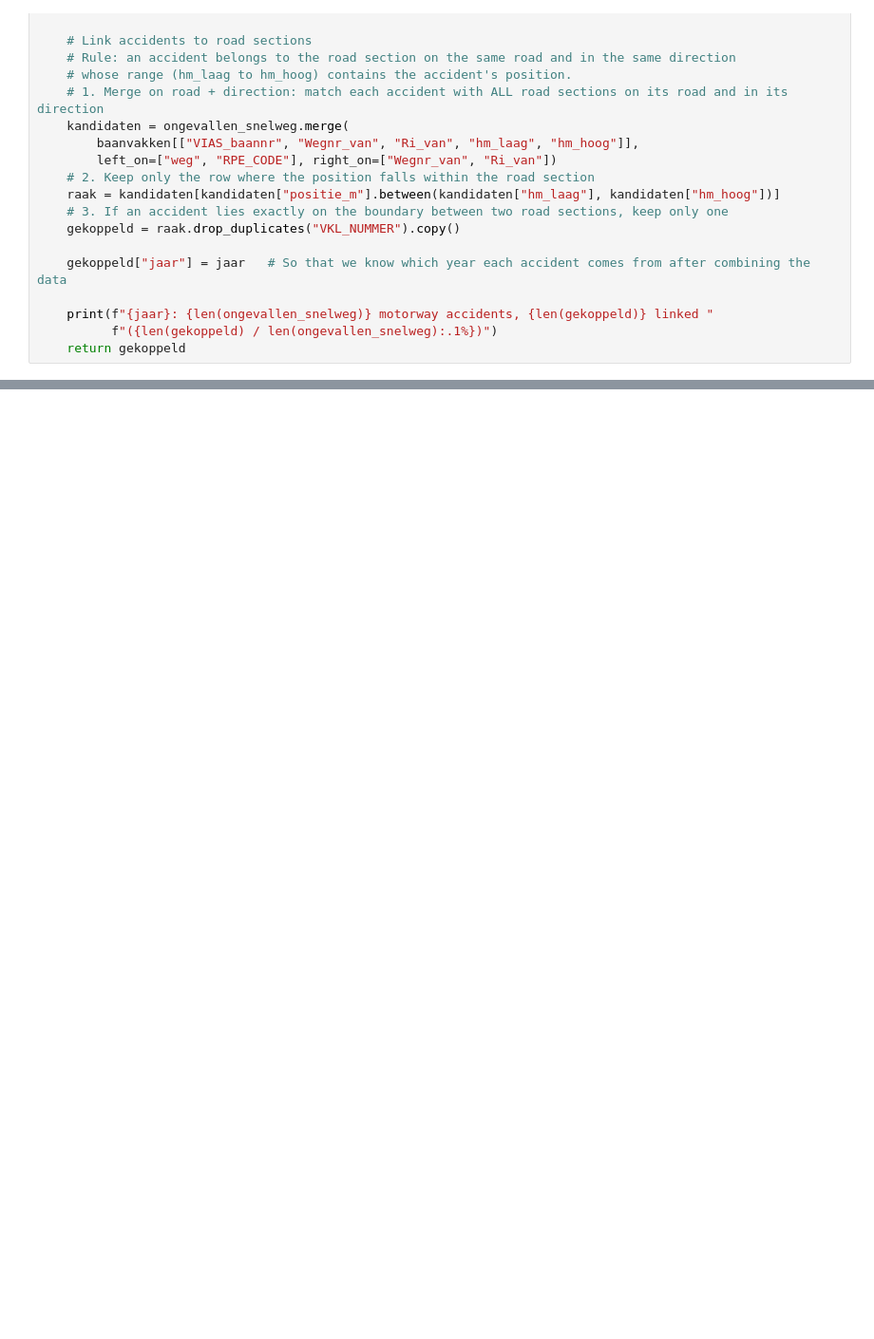
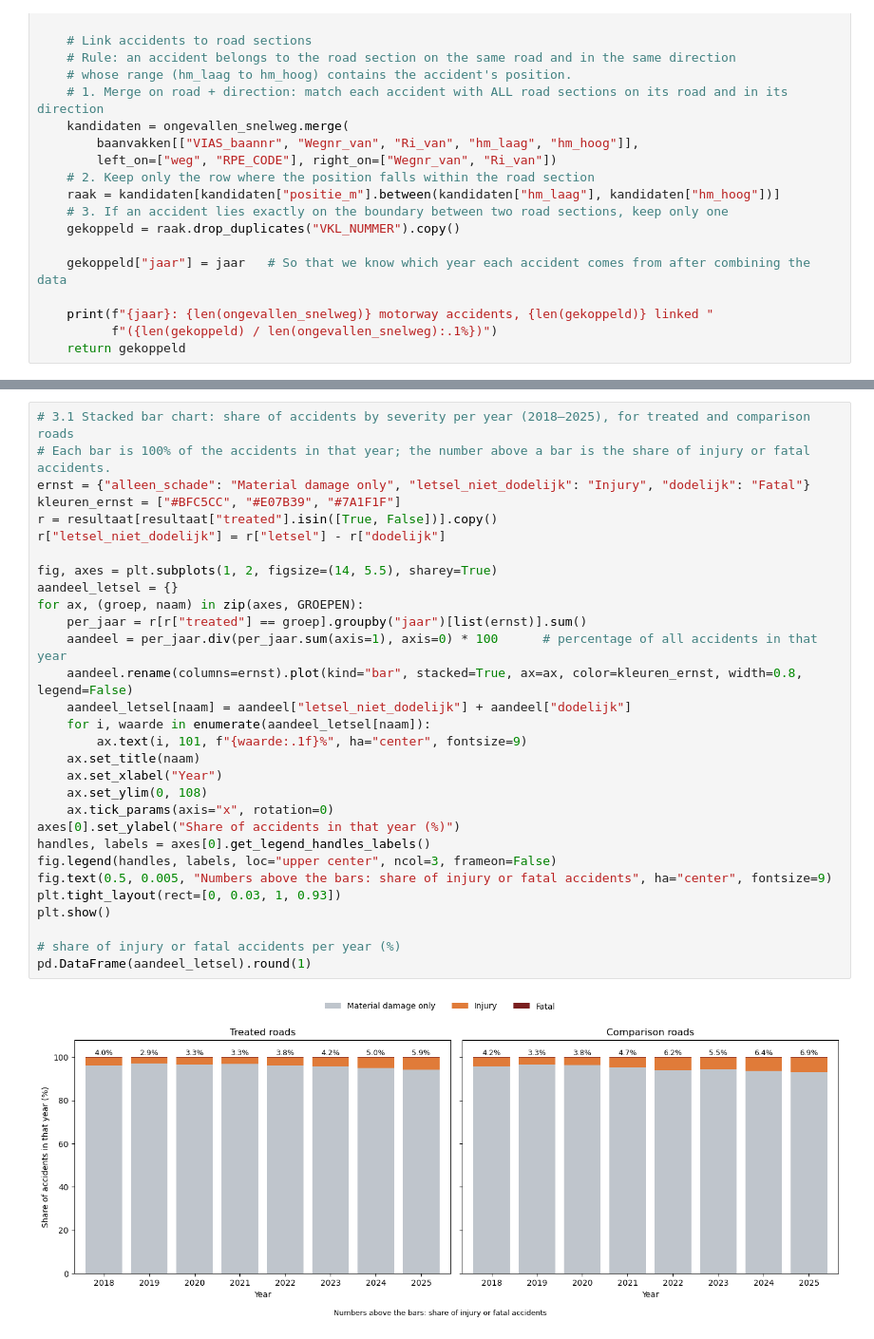
Before and after one commit to RoosPlaum/programming_project, a Jupyter notebook: data_exploration_Teun.ipynb, the cells around one changed output, grey strips where cells are left out. Shown at 95% size. Drawn from its saved outputs; the diff is of its cells as text; blank space fills up the shorter version.

```diff
--- a/data_exploration_Teun.ipynb
+++ b/data_exploration_Teun.ipynb
@@ -626,0 +809,32 @@ did_tabel
+# %%
+# 3.1 Stacked bar chart: share of accidents by severity per year (2018–2025), for treated and comparison roads
+# Each bar is 100% of the accidents in that year; the number above a bar is the share of injury or fatal accidents.
+ernst = {"alleen_schade": "Material damage only", "letsel_niet_dodelijk": "Injury", "dodelijk": "Fatal"}
+kleuren_ernst = ["#BFC5CC", "#E07B39", "#7A1F1F"]
+r = resultaat[resultaat["treated"].isin([True, False])].copy()
+r["letsel_niet_dodelijk"] = r["letsel"] - r["dodelijk"]
+
+fig, axes = plt.subplots(1, 2, figsize=(14, 5.5), sharey=True)
+aandeel_letsel = {}
+for ax, (groep, naam) in zip(axes, GROEPEN):
+    per_jaar = r[r["treated"] == groep].groupby("jaar")[list(ernst)].sum()
+    aandeel = per_jaar.div(per_jaar.sum(axis=1), axis=0) * 100      # percentage of all accidents in that year
+    aandeel.rename(columns=ernst).plot(kind="bar", stacked=True, ax=ax, color=kleuren_ernst, width=0.8, legend=False)
+    aandeel_letsel[naam] = aandeel["letsel_niet_dodelijk"] + aandeel["dodelijk"]
+    for i, waarde in enumerate(aandeel_letsel[naam]):
+        ax.text(i, 101, f"{waarde:.1f}%", ha="center", fontsize=9)
+    ax.set_title(naam)
+    ax.set_xlabel("Year")
+    ax.set_ylim(0, 108)
+    ax.tick_params(axis="x", rotation=0)
+axes[0].set_ylabel("Share of accidents in that year (%)")
+handles, labels = axes[0].get_legend_handles_labels()
+fig.legend(handles, labels, loc="upper center", ncol=3, frameon=False)
+fig.text(0.5, 0.005, "Numbers above the bars: share of injury or fatal accidents", ha="center", fontsize=9)
+plt.tight_layout(rect=[0, 0.03, 1, 0.93])
+plt.show()
+
+# share of injury or fatal accidents per year (%)
+pd.DataFrame(aandeel_letsel).round(1)
+# %% [output]
+[figure, added]
```
Also changed, not shown: parts of 22 cells of this notebook.
